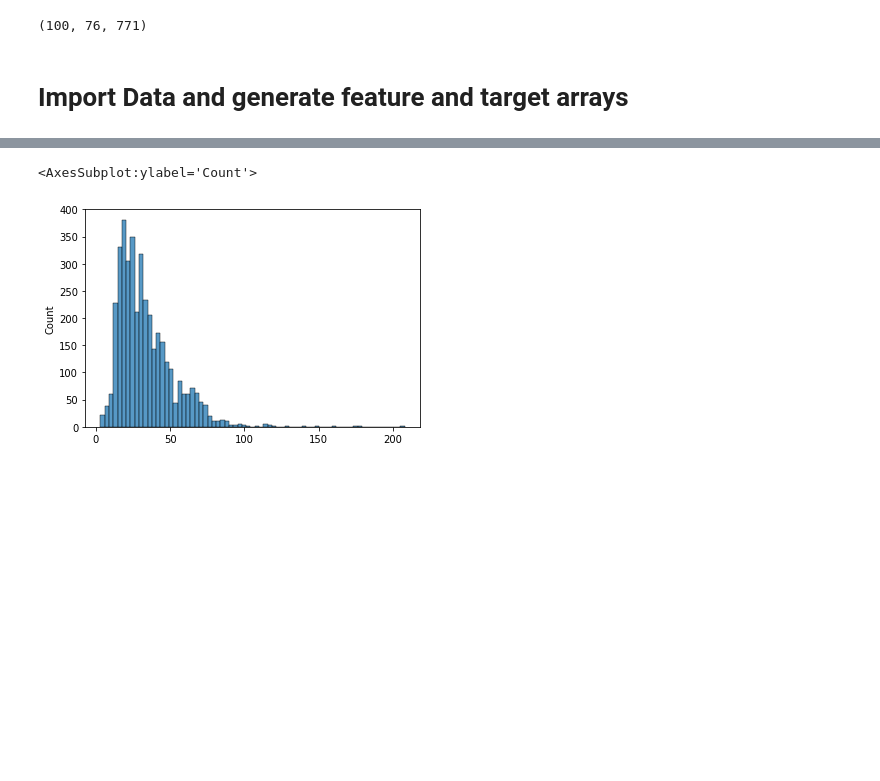
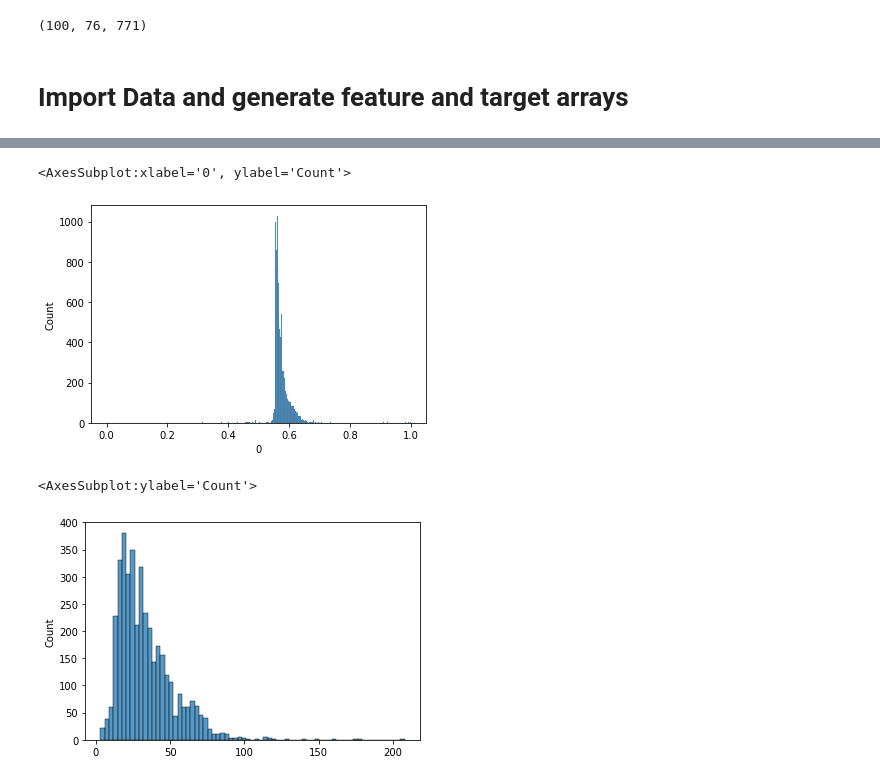
Before and after one commit to VPeron/cc_detector, a Jupyter notebook: notebooks/pgn_to_3dfs_Manuel.ipynb, the cells around one changed output, grey strips where cells are left out. Saved outputs shown, nothing was run; the diff lists cells and outputs as text; code cells hidden in the pictures; blank space fills up the shorter version.

```diff
--- a/notebooks/pgn_to_3dfs_Manuel.ipynb
+++ b/notebooks/pgn_to_3dfs_Manuel.ipynb
@@ -793,3 +819,8 @@ X, y = chessdata.feature_df_maker(move_df)
+# %%
+sns.histplot(pd.DataFrame(X2[:,:,1][X2[:,:,1] != -999.])[0])
+# %% [output]
+<AxesSubplot:xlabel='0', ylabel='Count'>
+[figure, added]
 # %%
 game_len = []
 for game in X:
```
Also changed, not shown: parts of 60 cells of this notebook, 7 other files.
